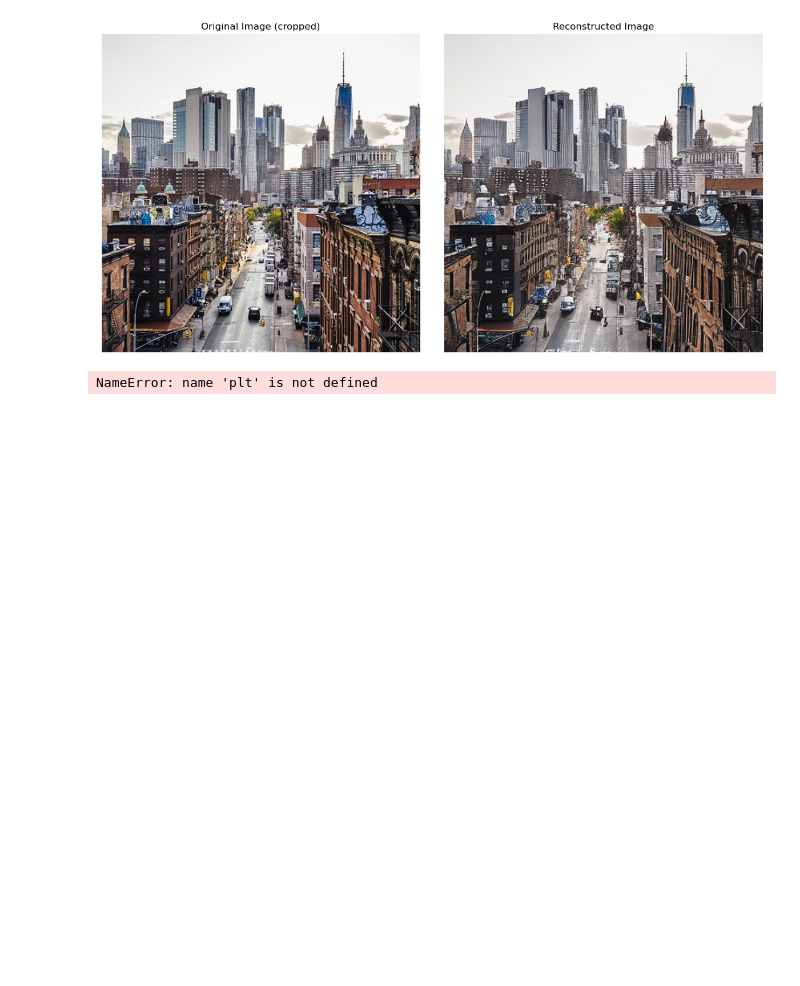
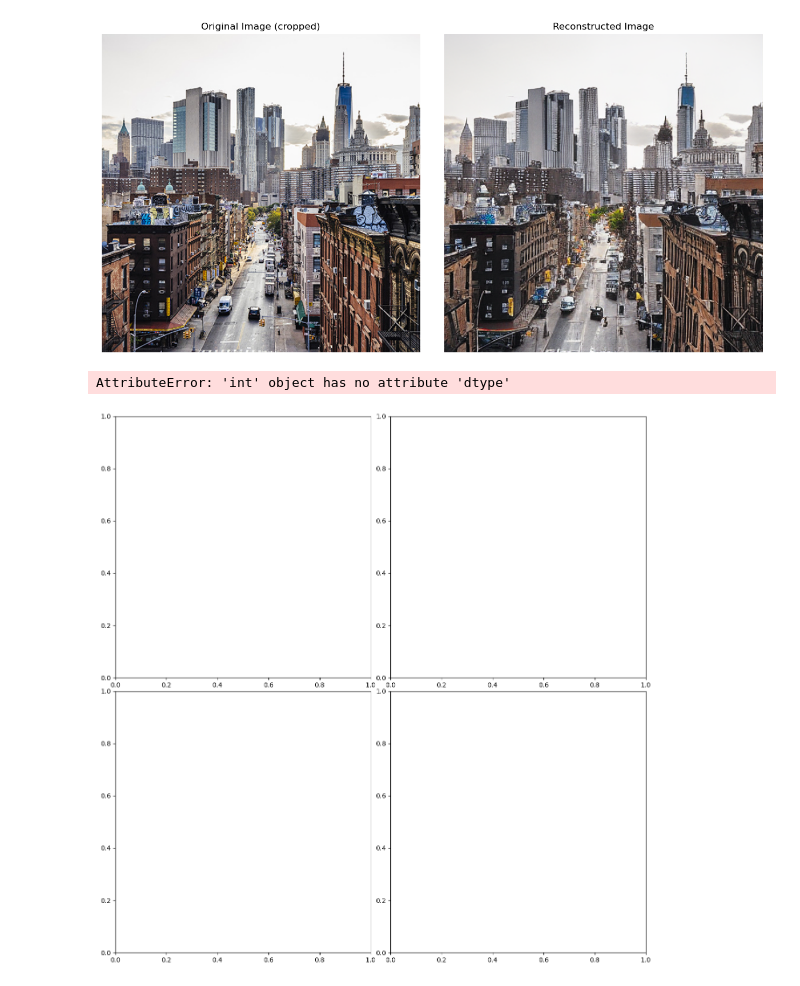
Before and after one commit to Ryankwon03/LlamaGen, a Jupyter notebook: visualization.ipynb, the cells around one changed output. Saved outputs shown, nothing was run; the diff lists cells and outputs as text; code cells hidden in the pictures; blank space fills up the shorter version.

```diff
--- a/visualization.ipynb
+++ b/visualization.ipynb
@@ -106,29 +106,33 @@ plt.show()
 # %%
 #For Future purposes
 import matplotlib.pyplot as plt
 
+img = Image.open(image_path)
+
 out = {"a" : 1, "b" : 2} #dictionary
+#out = tree(img, True)
 fig, axs = plt.subplots(len(out), 2, figsize=(12, 6 * len(out)))
 fig.tight_layout(pad=0)
 
 def show_arr(arr: np.ndarray):
     if arr.dtype != np.uint8:
         arr = np.clip(arr, 0, 255).astype(np.uint8)
     image = Image.fromarray(arr)
     return image
 
 for i, (key, value) in enumerate(out.items()):
     original_image = show_arr(value)
     sample_image = ""
     # original image
     axs[i, 0].imshow(img)
     axs[i, 0].set_title("Original Image")
     axs[i, 0].axis('off')
     # sample image
     axs[i, 1].imshow(sample_image)
     axs[i, 1].set_title("Reconstructed Image")
     axs[i, 1].axis('off')
 
 plt.show()
 # %% [output]
-NameError: name 'plt' is not defined
+AttributeError: 'int' object has no attribute 'dtype'
+[figure, added]
```
